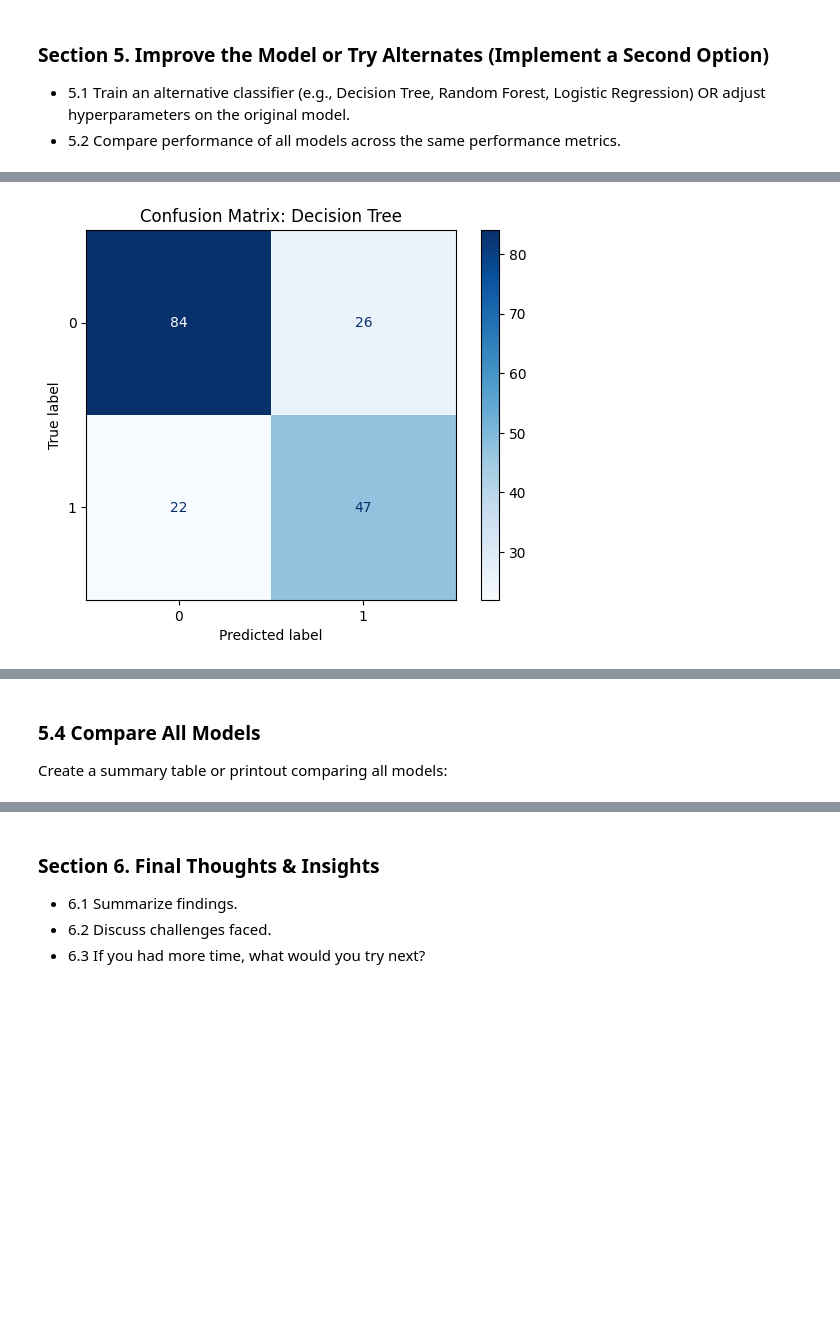
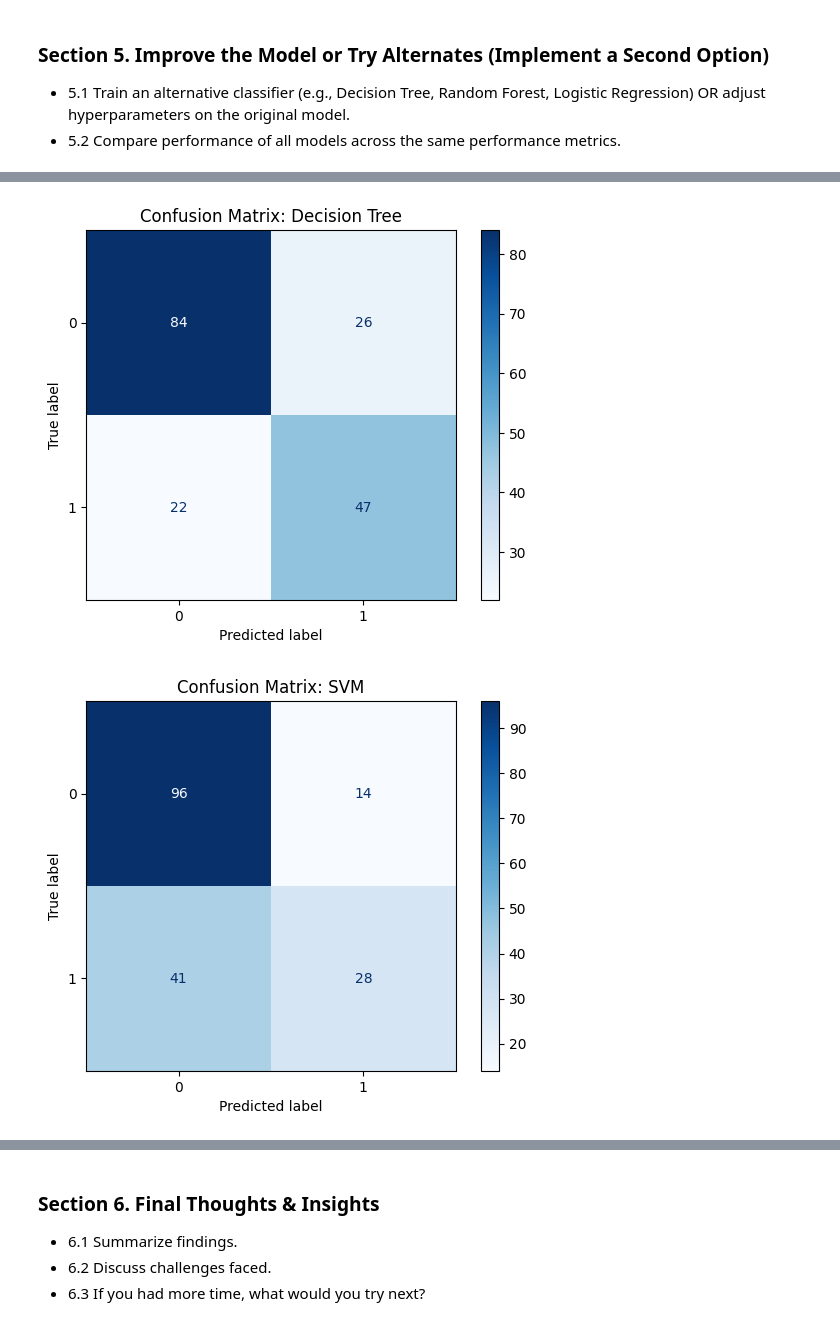
Before and after one commit to dfintel25/appliedML_midterm_fintel, a Jupyter notebook: ml_classification_fintel.ipynb, the cells around one changed output, grey strips where cells are left out. Cells and saved outputs as stored; diff of their text form; code cells hidden in the pictures; blank space fills up the shorter version.

```diff
--- a/ml_classification_fintel.ipynb
+++ b/ml_classification_fintel.ipynb
@@ -456,30 +498,43 @@ models = {
 for name, model in models.items():
     model.fit(X_train, y_train)
     y_pred = model.predict(X_test)
     print(f"--- {name} ---")
     print(confusion_matrix(y_test, y_pred))
     print(classification_report(y_test, y_pred))
 
 # Finally we build a Confusion Matrix on the results.
 ConfusionMatrixDisplay.from_estimator(models['Decision Tree'], X_test, y_test, cmap='Blues')
 plt.title('Confusion Matrix: Decision Tree')
 plt.show()
+ConfusionMatrixDisplay.from_estimator(models['SVM'], X_test, y_test, cmap='Blues')
+plt.title('Confusion Matrix: SVM')
+plt.show()
+ConfusionMatrixDisplay.from_estimator(models['MLP'], X_test, y_test, cmap='Blues')
+plt.title('Confusion Matrix: MLP')
+plt.show()
+ConfusionMatrixDisplay.from_estimator(models['Random Forest'], X_test, y_test, cmap='Blues')
+plt.title('Confusion Matrix: Random Forest')
+plt.show()
+ConfusionMatrixDisplay.from_estimator(models['KNN'], X_test, y_test, cmap='Blues')
+plt.title('Confusion Matrix: KNN')
+plt.show()
 # %% [output]
 --- Decision Tree ---
 [[84 26]
  [22 47]]
               precision    recall  f1-score   support
 
            0       0.79      0.76      0.78       110
            1       0.64      0.68      0.66        69
 
     accuracy                           0.73       179
    macro avg       0.72      0.72      0.72       179
 weighted avg       0.74      0.73      0.73       179
 
 ... (43 lines left out)
 
     accuracy                           0.67       179
    macro avg       0.65      0.65      0.65       179
 weighted avg       0.67      0.67      0.67       179
 [figure]
+[figure, added]
@@ -486,3 +543,0 @@ weighted avg       0.67      0.67      0.67       179
-# %% [markdown]
-### 5.4 Compare All Models
-Create a summary table or printout comparing all models:
```
Also changed, not shown: parts of 19 cells of this notebook, 2 other files.
